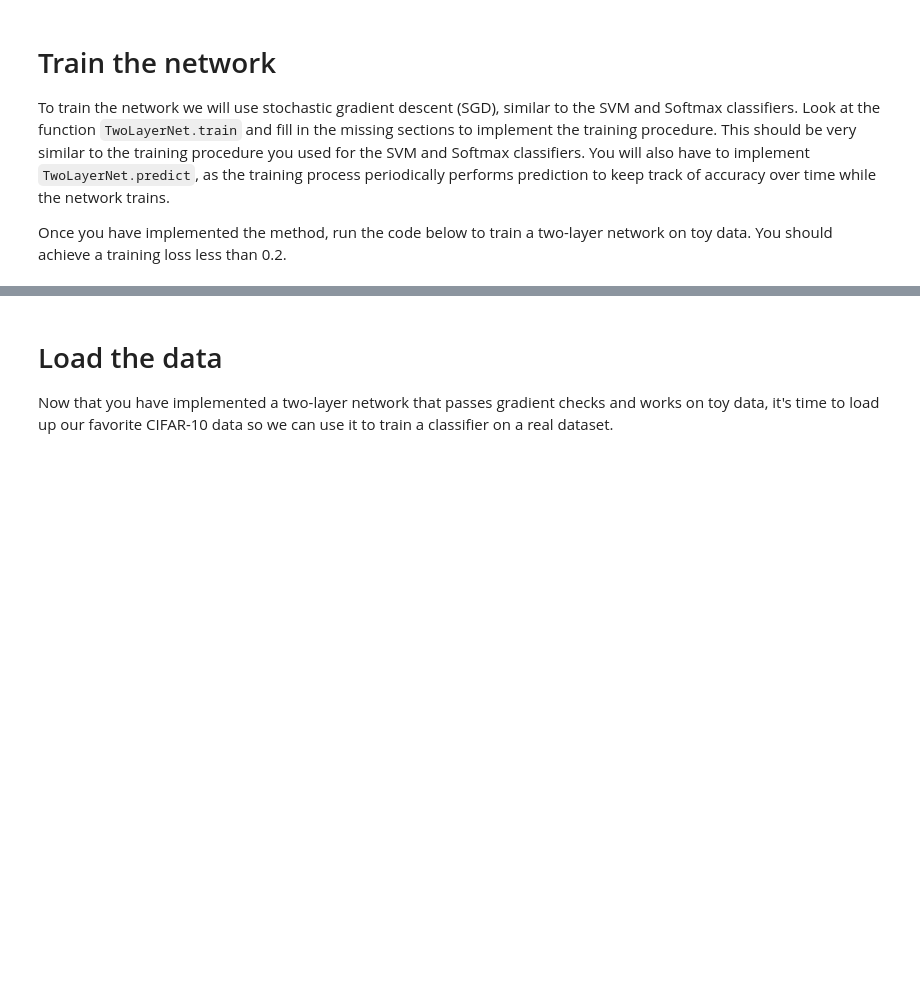
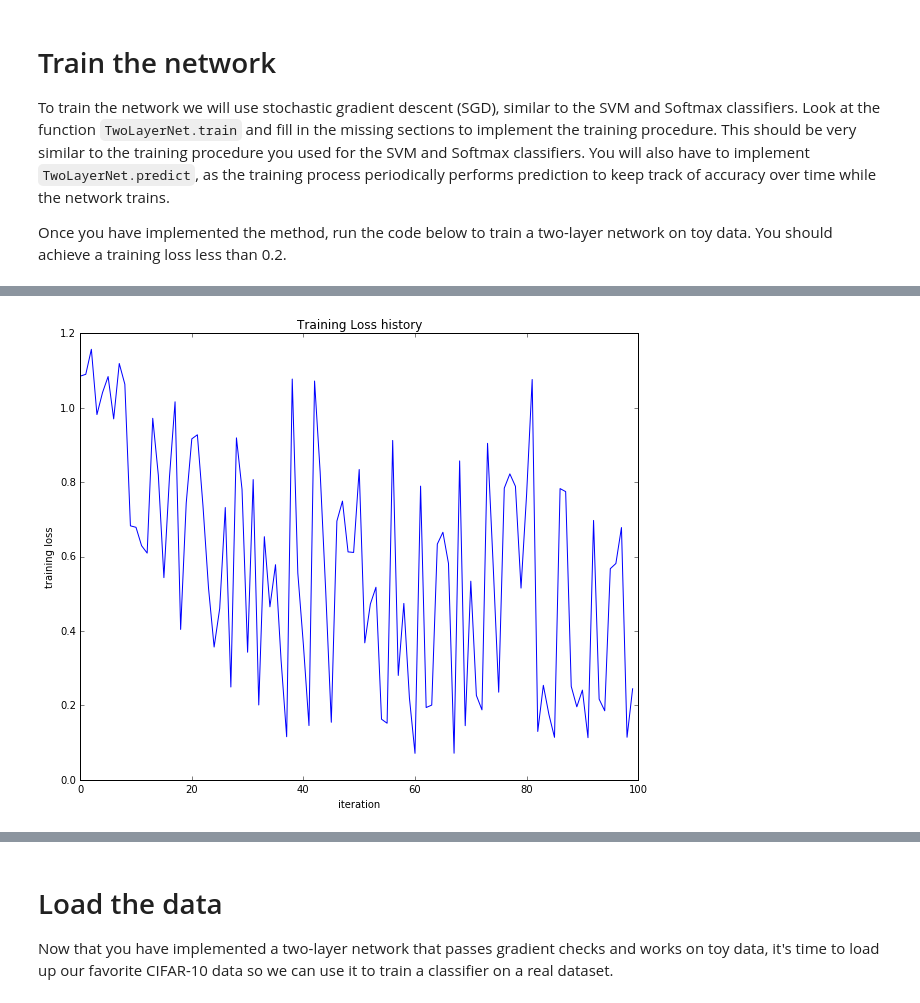
Before and after one commit to a7200123456/cs231_assignment, a Jupyter notebook: winter1516_assignment1/assignment1/two_layer_net.ipynb, the cells around one changed output, grey strips where cells are left out. Saved outputs shown, nothing was run; the diff lists cells and outputs as text; code cells hidden in the pictures; blank space fills up the shorter version.

```diff
--- a/winter1516_assignment1/assignment1/two_layer_net.ipynb
+++ b/winter1516_assignment1/assignment1/two_layer_net.ipynb
@@ -117,7 +130,7 @@ Once you have implemented the method, run the code below to train a two-layer ne
 net = init_toy_model()
 stats = net.train(X, y, X, y,
             learning_rate=1e-1, reg=1e-5,
-            num_iters=100, verbose=False)
+            num_iters=100, verbose=True)
 
 print 'Final training loss: ', stats['loss_history'][-1]
 
@@ -127,3 +140,4 @@ plt.xlabel('iteration')
 plt.ylabel('training loss')
 plt.title('Training Loss history')
 plt.show()
+# %% [output]
@@ -129,0 +146 @@ plt.show()
+[figure, added]
```
Also changed, not shown: parts of 14 cells of this notebook, 2 other files.
